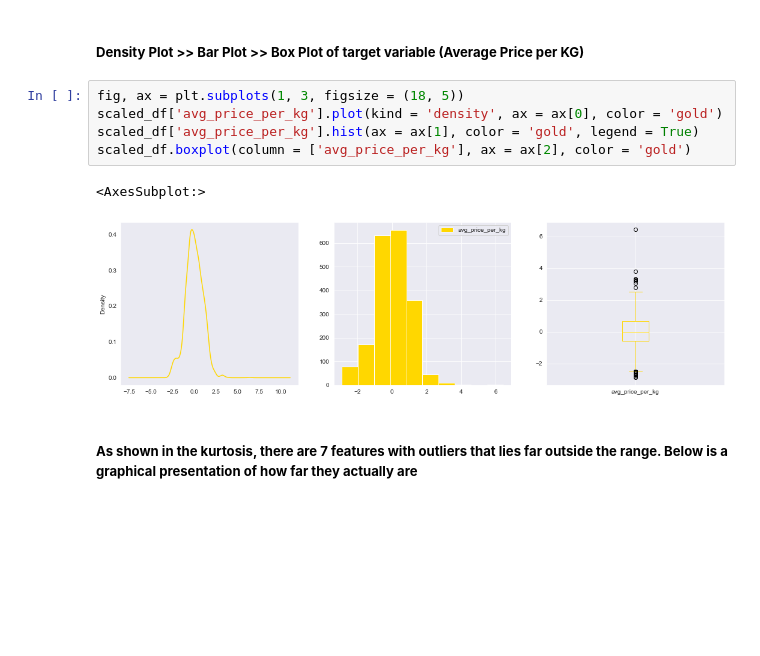
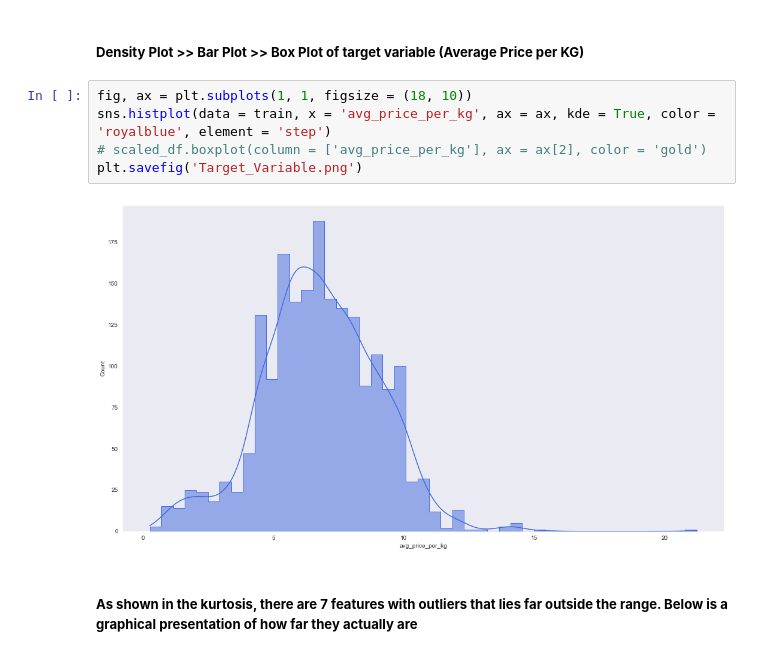
Before and after one commit to morgan0112/average-price-for-golden-delicious-apples, a Jupyter notebook: Regression Model.ipynb, the cells around one changed output. Cells and saved outputs as stored; diff of their text form; blank space fills up the shorter version.

```diff
--- a/Regression Model.ipynb
+++ b/Regression Model.ipynb
@@ -283,13 +283,12 @@ scaled_df['Month'].plot(kind = 'density', ax = ax[2, 2], color = 'cyan', title =
 # %% [markdown]
 ##### **Density Plot  >>  Bar Plot  >>  Box Plot of target variable (Average Price per KG)**
 # %%
-fig, ax = plt.subplots(1, 3, figsize = (18, 5))
-scaled_df['avg_price_per_kg'].plot(kind = 'density', ax = ax[0], color = 'gold')
-scaled_df['avg_price_per_kg'].hist(ax = ax[1], color = 'gold', legend = True)
-scaled_df.boxplot(column = ['avg_price_per_kg'], ax = ax[2], color = 'gold')
+fig, ax = plt.subplots(1, 1, figsize = (18, 10))
+sns.histplot(data = train, x = 'avg_price_per_kg', ax = ax, kde = True, color = 'royalblue', element = 'step')
+# scaled_df.boxplot(column = ['avg_price_per_kg'], ax = ax[2], color = 'gold')
+plt.savefig('Target_Variable.png')
 # %% [output]
-<AxesSubplot:>
-[figure, old version]
+[figure, new version]
 # %% [markdown]
 ##### **As shown in the kurtosis, there are 7 features with outliers that lies far outside the range. Below is a graphical presentation of how far they actually are**
 # %%
```
Also changed, not shown: parts of 4 cells of this notebook.
